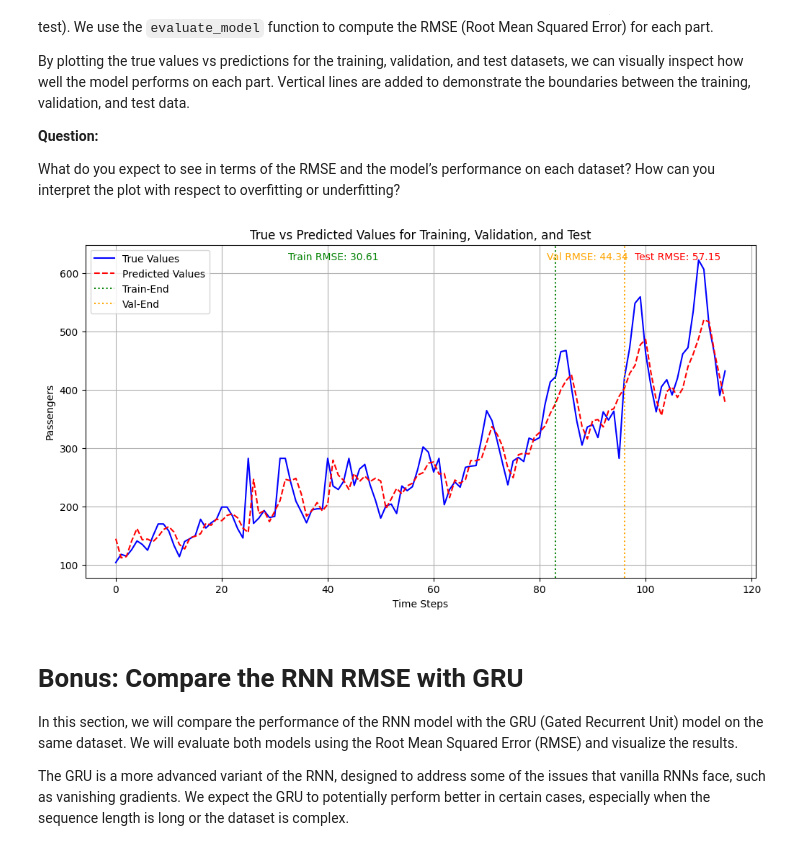
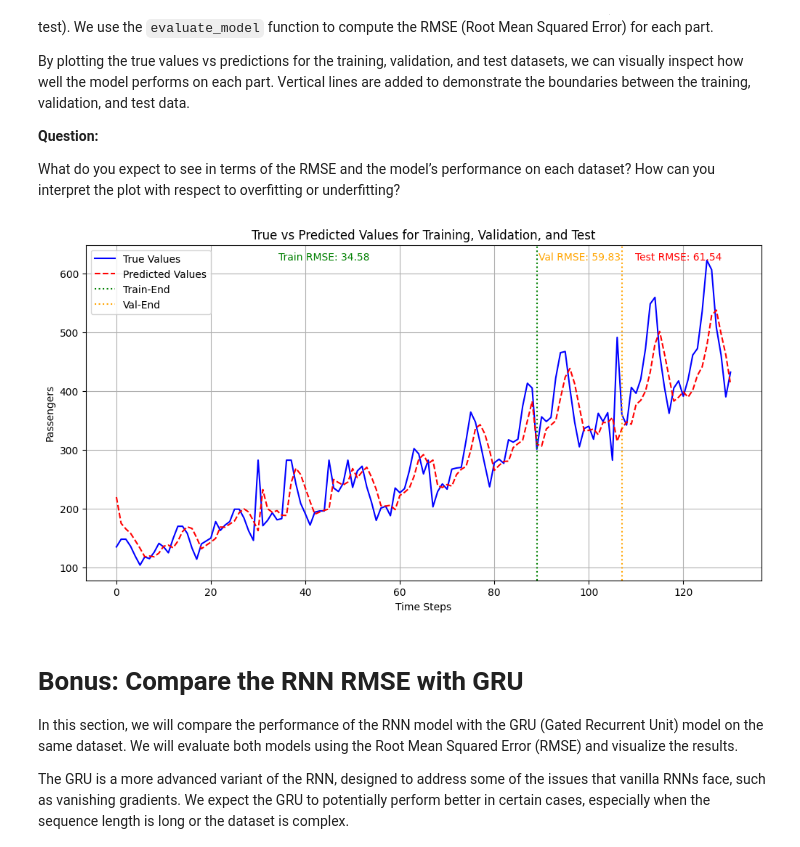
Before and after one commit to MahdiS3171/Deep-Learning-SUT-Course-Spring-2025, a Jupyter notebook: HW/HW3/Student_RNN_HW_Part1.ipynb, the cells around one changed output. Cells and saved outputs as stored; diff of their text form; code cells hidden in the pictures.

```diff
--- a/HW/HW3/Student_RNN_HW_Part1.ipynb
+++ b/HW/HW3/Student_RNN_HW_Part1.ipynb
@@ -421,20 +464,22 @@ def evaluate_model(model, test_loader, device, scaler):
             true_values.append(targets)
             predicted_values.append(outputs)
 
-
     # Concatenate all batches of true and predicted values
     true_values      = torch.cat(true_values, dim=0)
     predicted_values = torch.cat(predicted_values, dim=0)
 
     # TODO: Inverse transform the true and predicted values to their original scale
-    # true_values =      #in original scale
-    # predicted_values = #in original scale
+    true_values_np = true_values.cpu().numpy()
+    predicted_values_np = predicted_values.cpu().numpy()
 
-    # TODO: Compute the Root Mean Squared Error (RMSE) between tru_values and predicted_values
-    # Place your code here
-    # rmse =
+    # Reshape to 2D before inverse_transform, then flatten back
+    true_values_original = scaler.inverse_transform(true_values_np.reshape(-1, 1)).flatten()
+    predicted_values_original = scaler.inverse_transform(predicted_values_np.reshape(-1, 1)).flatten()
 
-    return rmse, true_values, predicted_values
+    # TODO: Compute the Root Mean Squared Error (RMSE) between true_values and predicted_values
+    rmse = np.sqrt(mean_squared_error(true_values_original, predicted_values_original))
+
+    return rmse, true_values_original, predicted_values_original
 # %% [markdown]
 # Train and Evaluate the RNN Model
 ### Question: Model Tuning for Better Performance
@@ -455,22 +500,26 @@ Aim to find a combination that improves generalization while avoiding overfittin
 # Consider experimenting with model architecture, optimizer settings, and early stopping.
 
 # Initialize the RNN model with input size, hidden size, number of layers, and output size
-rnn_model = RNNModel(input_size=X_train.shape[2], hidden_size=50, num_layers=1, output_size=1)
+rnn_model = RNNModel(input_size=X_train.shape[2], hidden_size=20, num_layers=1, output_size=1)
 
 # Train the model and obtain training and validation loss history
 train_loss_history, val_loss_history = train_model(
     rnn_model,
     train_loader,
-    epochs=20,
-    learning_rate=0.001,
+    val_loader=val_loader,       # Pass validation loader for early stopping
+    epochs=100,                   # You can increase this (e.g., 50 or 100)
+    learning_rate=0.004,         # Try tuning this (e.g., 0.0005 or 0.01)
     device=device,
-    patience=5
+    patience=20                   # Try different patience values to see impact on overfitting
 )
 
-
-# TODO:Evaluate the trained model on the test data
-# Place your code here
-# rnn_rmse, rnn_true, rnn_pred =
+# TODO: Evaluate the trained model on the test data
+rnn_rmse, rnn_true, rnn_pred = evaluate_model(
+    rnn_model,
+    test_loader,
+    device=device,
+    scaler=scaler
+)
 
 # Print the Root Mean Squared Error (RMSE) of the model on the test dataset
 print(f'RNN RMSE: {rnn_rmse:.4f}')
@@ -564,13 +655,13 @@ def evaluate_and_plot_with_rmse(model, train_loader, val_loader, test_loader, de
     """
 
     # TODO: Evaluate on training data
-    # train_rmse, train_true, train_pred =
+    train_rmse, train_true, train_pred = evaluate_model(model, train_loader, device, scaler)
 
     # TODO: Evaluate on validation data
-    # val_rmse, val_true, val_pred =
+    val_rmse, val_true, val_pred = evaluate_model(model, val_loader, device, scaler)
 
     # TODO: Evaluate on test data
-    # test_rmse, test_true, test_pred =
+    test_rmse, test_true, test_pred = evaluate_model(model, test_loader, device, scaler)
 
     # Concatenate the true values and predicted values from all parts
     all_true = np.concatenate([train_true, val_true, test_true])
@@ -583,35 +674,36 @@ def evaluate_and_plot_with_rmse(model, train_loader, val_loader, test_loader, de
     plt.plot(all_true, label='True Values', color='blue')
     plt.plot(all_pred, label='Predicted Values', color='red', linestyle='--')
 
     # Add vertical lines to indicate the boundaries between train, validation, and test parts
     train_end = len(train_true)
     val_end = train_end + len(val_true)
 
     # Vertical lines separating train, validation, and test
     plt.axvline(x=train_end, color='green', linestyle=':', label='Train-End')
     plt.axvline(x=val_end, color='orange', linestyle=':', label='Val-End')
 
     # Display RMSE values for each section (train, val, test)
     plt.text(train_end // 2, max(all_true), f'Train RMSE: {train_rmse:.2f}', color='green', fontsize=10, ha='center')
     plt.text((train_end + val_end) // 2, max(all_true), f'Val RMSE: {val_rmse:.2f}', color='orange', fontsize=10, ha='center')
     plt.text((val_end + len(all_true)) // 2, max(all_true), f'Test RMSE: {test_rmse:.2f}', color='red', fontsize=10, ha='center')
 
     # Customize the plot (title, labels, legend, etc.)
     plt.title("True vs Predicted Values for Training, Validation, and Test")
     plt.xlabel("Time Steps")
     plt.ylabel("Passengers")
     plt.legend(loc='best')
     plt.grid(True)
 
     # Show the plot
     plt.show()
 
-# Set up train DataLoader with shuffle=False
+# Set up train DataLoader with shuffle=False (important for correct order in plotting)
 train_loader = DataLoader(train_dataset, batch_size=batch_size, shuffle=False)
+
 # Call the function to evaluate and plot
 evaluate_and_plot_with_rmse(rnn_model, train_loader, val_loader, test_loader, device, scaler)
 # %% [output]
-[figure, old version]
+[figure, new version]
 # %% [markdown]
 # Bonus: Compare the RNN RMSE with GRU
 
```
Also changed, not shown: parts of 16 cells of this notebook.
